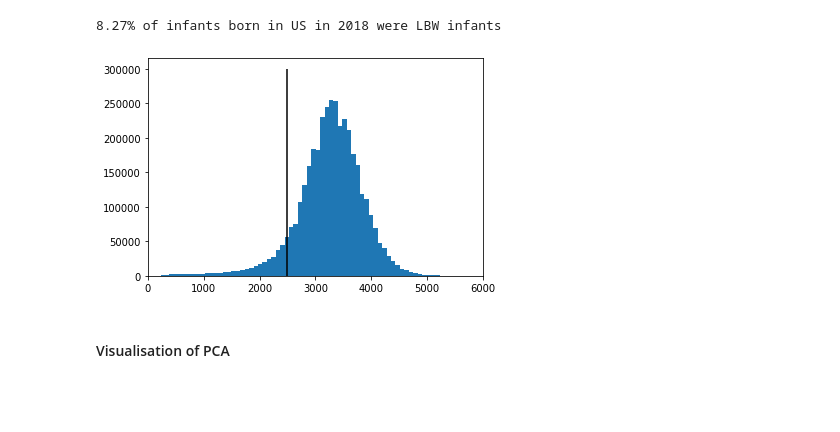
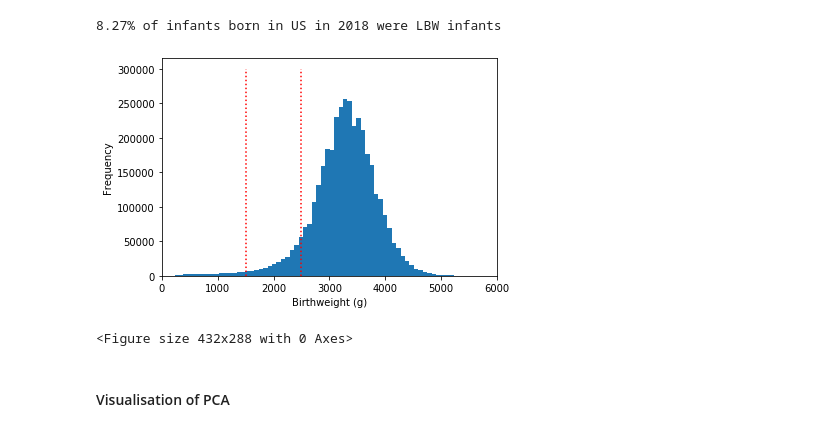
Before and after one commit to catrionamackay/Machine-Learning-Project, a Jupyter notebook: EDA.ipynb, the cells around one changed output. Cells and saved outputs as stored; diff of their text form; code cells hidden in the pictures; blank space fills up the shorter version.

```diff
--- a/EDA.ipynb
+++ b/EDA.ipynb
@@ -67,5 +89,3 @@ sns.heatmap(corr_matrix, mask=mask, square=True, vmin=-1, vmax=1)
 plt.show()
 # %% [output]
 [figure]
-# %%
-df['weight_change'] = df['m_deliveryweight'] - df['prepreg_weight']
@@ -141,10 +134,15 @@ print('{:.2f}% of infants born in US in 2018 were LBW infants'.\
 # %%
 plt.hist(df['birthweight_g'], bins=10**2)
 plt.xlim(0, 6*10**3)
-plt.vlines(2500, 0, 3*10**5)
+plt.vlines(2500, 0, 3*10**5, colors='red', linestyles='dotted', label='Low BW')
+plt.vlines(1500, 0, 3*10**5, colors='red', linestyles='dotted', label='Very Low BW')
+plt.xlabel('Birthweight (g)')
+plt.ylabel('Frequency')
 plt.show()
+plt.savefig('Results/Birthweight_histogram.pdf')
 # %% [output]
-[figure, old version]
+[figure, new version]
+<Figure size 432x288 with 0 Axes>
 # %% [markdown]
 #### Visualisation of PCA
 # %%
```
Also changed, not shown: parts of 13 cells of this notebook, 5 other files.
